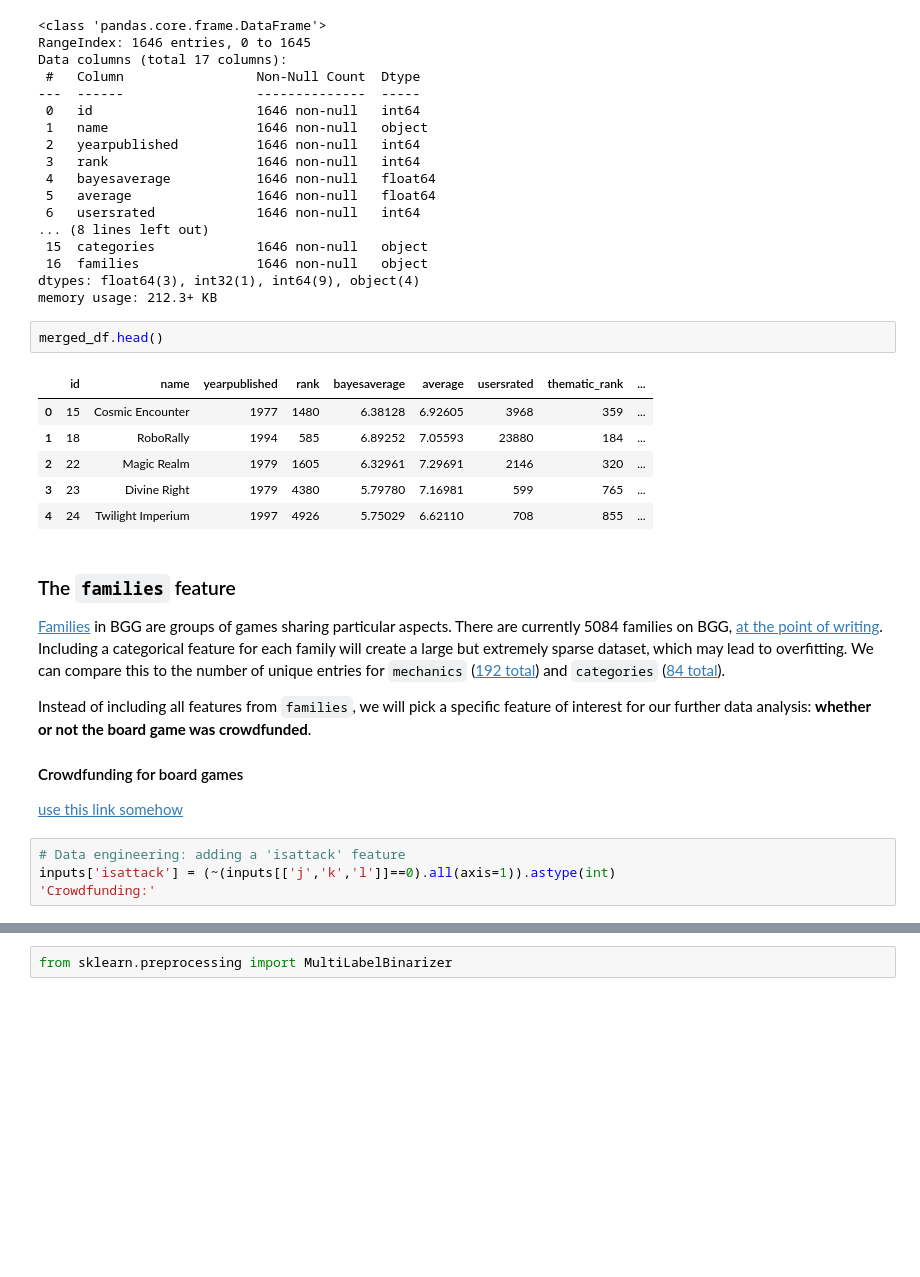
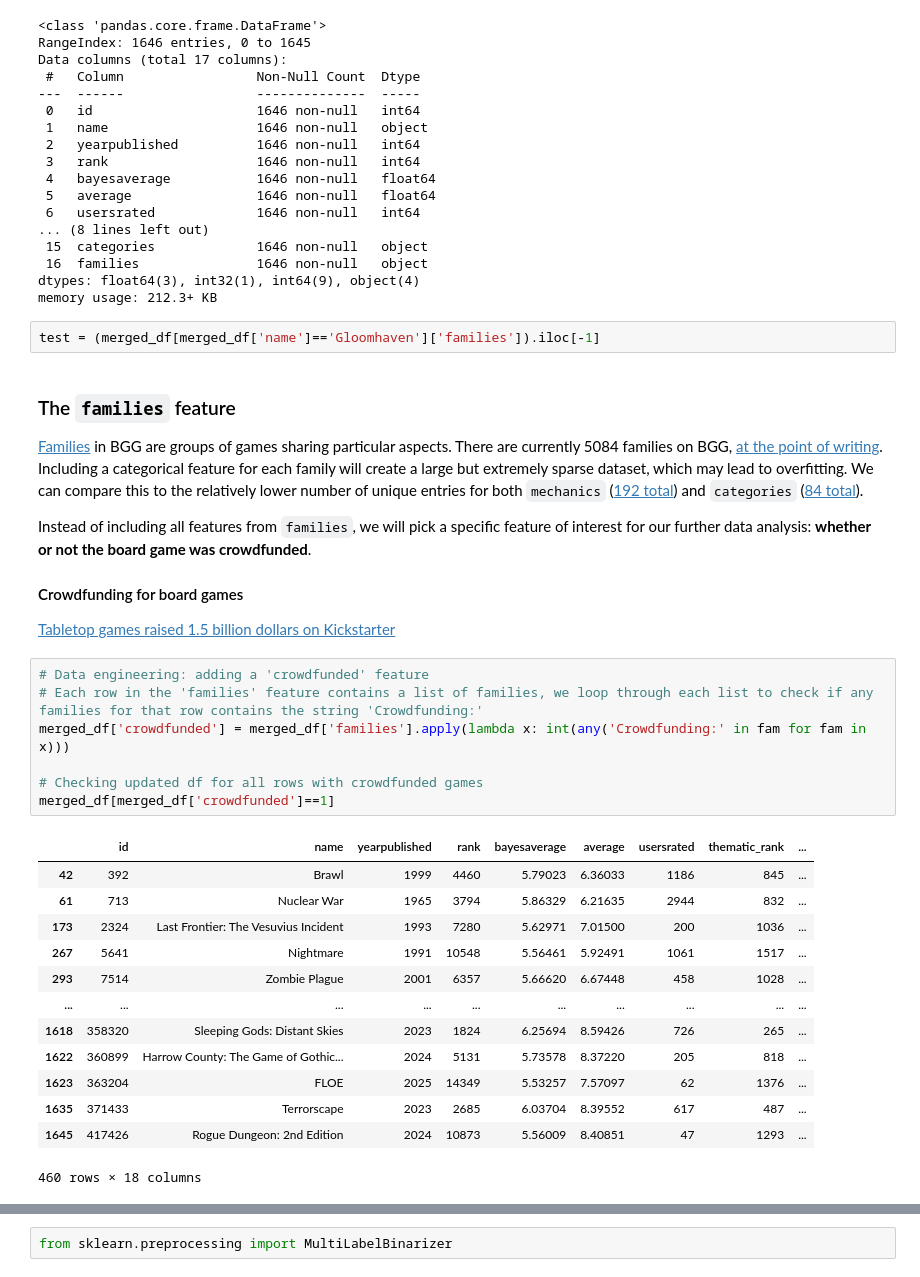
Before and after one commit to muhdfaaizkhan/personal-repo, a Jupyter notebook: personal-projects/bgg_project/code/1-data_collection.ipynb, the cells around one changed output, grey strips where cells are left out. Saved outputs shown, nothing was run; the diff lists cells and outputs as text; blank space fills up the shorter version.

```diff
--- a/personal-projects/bgg_project/code/1-data_collection.ipynb
+++ b/personal-projects/bgg_project/code/1-data_collection.ipynb
@@ -215,24 +219,34 @@ Data columns (total 17 columns):
  16  families               1646 non-null   object
 dtypes: float64(3), int32(1), int64(9), object(4)
 memory usage: 212.3+ KB
-# %%
-merged_df.head()
-# %% [output]
-|  | id | name | yearpublished | rank | bayesaverage | average | usersrated | thematic_rank | ... |
-| 0 | 15 | Cosmic Encounter | 1977 | 1480 | 6.38128 | 6.92605 | 3968 | 359 | ... |
-| 1 | 18 | RoboRally | 1994 | 585 | 6.89252 | 7.05593 | 23880 | 184 | ... |
-| 2 | 22 | Magic Realm | 1979 | 1605 | 6.32961 | 7.29691 | 2146 | 320 | ... |
-| 3 | 23 | Divine Right | 1979 | 4380 | 5.79780 | 7.16981 | 599 | 765 | ... |
-| 4 | 24 | Twilight Imperium | 1997 | 4926 | 5.75029 | 6.62110 | 708 | 855 | ... |
+# %%
+test = (merged_df[merged_df['name']=='Gloomhaven']['families']).iloc[-1]
 # %% [markdown]
 ### The `families` feature
-[Families](https://boardgamegeek.com/wiki/page/Families) in BGG are groups of games sharing particular aspects. There are currently 5084 families on BGG, [at the point of writing](https://boardgamegeek.com/browse/boardgamefamily/page/1). Including a categorical feature for each family will create a large but extremely sparse dataset, which may lead to overfitting. We can compare this to the number of unique entries for `mechanics` ([192 total](https://boardgamegeek.com/browse/boardgamemechanic)) and `categories` ([84 total](https://boardgamegeek.com/browse/boardgamecategory)).
+[Families](https://boardgamegeek.com/wiki/page/Families) in BGG are groups of games sharing particular aspects. There are currently 5084 families on BGG, [at the point of writing](https://boardgamegeek.com/browse/boardgamefamily/page/1). Including a categorical feature for each family will create a large but extremely sparse dataset, which may lead to overfitting. We can compare this to the relatively lower number of unique entries for both `mechanics` ([192 total](https://boardgamegeek.com/browse/boardgamemechanic)) and `categories` ([84 total](https://boardgamegeek.com/browse/boardgamecategory)).
 
 Instead of including all features from `families`, we will pick a specific feature of interest for our further data analysis: <b>whether or not the board game was crowdfunded</b>.
 
 #### Crowdfunding for board games
-[use this link somehow](https://www.dicebreaker.com/companies/kickstarter/news/tabletop-games-raised-one-and-a-half-billion-dollars-on-kickstarter)
+[Tabletop games raised 1.5 billion dollars on Kickstarter](https://www.dicebreaker.com/companies/kickstarter/news/tabletop-games-raised-one-and-a-half-billion-dollars-on-kickstarter)
-# %%
-# Data engineering: adding a 'isattack' feature
-inputs['isattack'] = (~(inputs[['j','k','l']]==0).all(axis=1)).astype(int)
-'Crowdfunding:'
+# %%
+# Data engineering: adding a 'crowdfunded' feature
+# Each row in the 'families' feature contains a list of families, we loop through each list to check if any families for that row contains the string 'Crowdfunding:'
+merged_df['crowdfunded'] = merged_df['families'].apply(lambda x: int(any('Crowdfunding:' in fam for fam in x)))
+
+# Checking updated df for all rows with crowdfunded games
+merged_df[merged_df['crowdfunded']==1]
+# %% [output]
+|  | id | name | yearpublished | rank | bayesaverage | average | usersrated | thematic_rank | ... |
+| 42 | 392 | Brawl | 1999 | 4460 | 5.79023 | 6.36033 | 1186 | 845 | ... |
+| 61 | 713 | Nuclear War | 1965 | 3794 | 5.86329 | 6.21635 | 2944 | 832 | ... |
+| 173 | 2324 | Last Frontier: The Vesuvius Incident | 1993 | 7280 | 5.62971 | 7.01500 | 200 | 1036 | ... |
+| 267 | 5641 | Nightmare | 1991 | 10548 | 5.56461 | 5.92491 | 1061 | 1517 | ... |
+| 293 | 7514 | Zombie Plague | 2001 | 6357 | 5.66620 | 6.67448 | 458 | 1028 | ... |
+| ... | ... | ... | ... | ... | ... | ... | ... | ... | ... |
+| 1618 | 358320 | Sleeping Gods: Distant Skies | 2023 | 1824 | 6.25694 | 8.59426 | 726 | 265 | ... |
+| 1622 | 360899 | Harrow County: The Game of Gothic... | 2024 | 5131 | 5.73578 | 8.37220 | 205 | 818 | ... |
+| 1623 | 363204 | FLOE | 2025 | 14349 | 5.53257 | 7.57097 | 62 | 1376 | ... |
+| 1635 | 371433 | Terrorscape | 2023 | 2685 | 6.03704 | 8.39552 | 617 | 487 | ... |
+| 1645 | 417426 | Rogue Dungeon: 2nd Edition | 2024 | 10873 | 5.56009 | 8.40851 | 47 | 1293 | ... |
+460 rows × 18 columns
```
Also changed, not shown: parts of 10 cells of this notebook.
